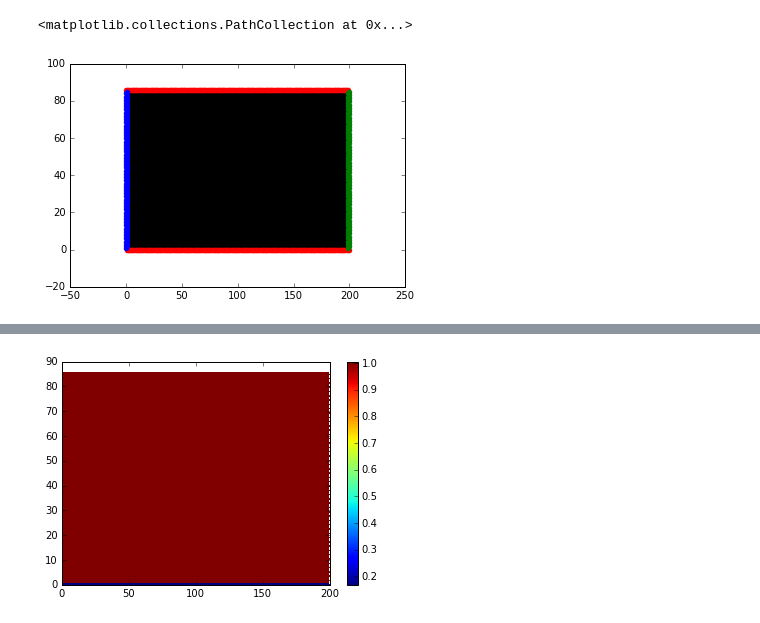
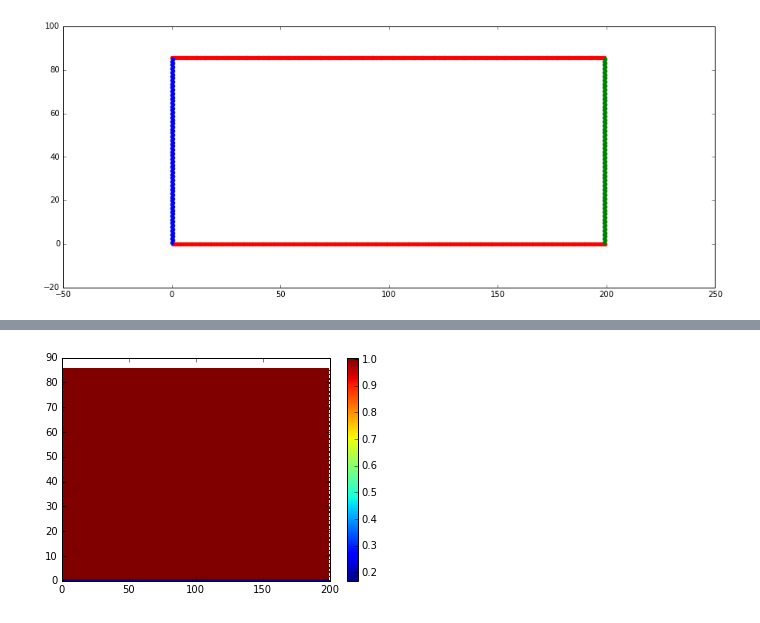
Before and after one commit to szwetsloot/comp-phys-lb, a Jupyter notebook: PlotCResults.ipynb, the cells around one changed output, grey strips where cells are left out. Drawn from its saved outputs; the diff is of its cells as text; code cells hidden in the pictures.

```diff
--- a/PlotCResults.ipynb
+++ b/PlotCResults.ipynb
@@ -16,13 +38,14 @@ l_id = data["lattice_identities"];
 # %%
 interior = l_id == 0
 noslip = l_id == 1
 inflow = l_id == 2
 outflow = l_id == 4
 
-plt.scatter(lattice[interior,0], lattice[interior,1], color='k')
+plt.figure(figsize=(15,15))
+#plt.scatter(lattice[interior,0], lattice[interior,1], color='k')
 plt.scatter(lattice[noslip,0], lattice[noslip,1], color='r')
 plt.scatter(lattice[inflow,0], lattice[inflow,1], color='b')
 plt.scatter(lattice[outflow,0], lattice[outflow,1], color='g')
+plt.gca().set_aspect('equal')
 # %% [output]
-<matplotlib.collections.PathCollection at 0x...>
-[figure, old version]
+[figure, new version]
```
Also changed, not shown: parts of 6 cells of this notebook, 3 other files.
